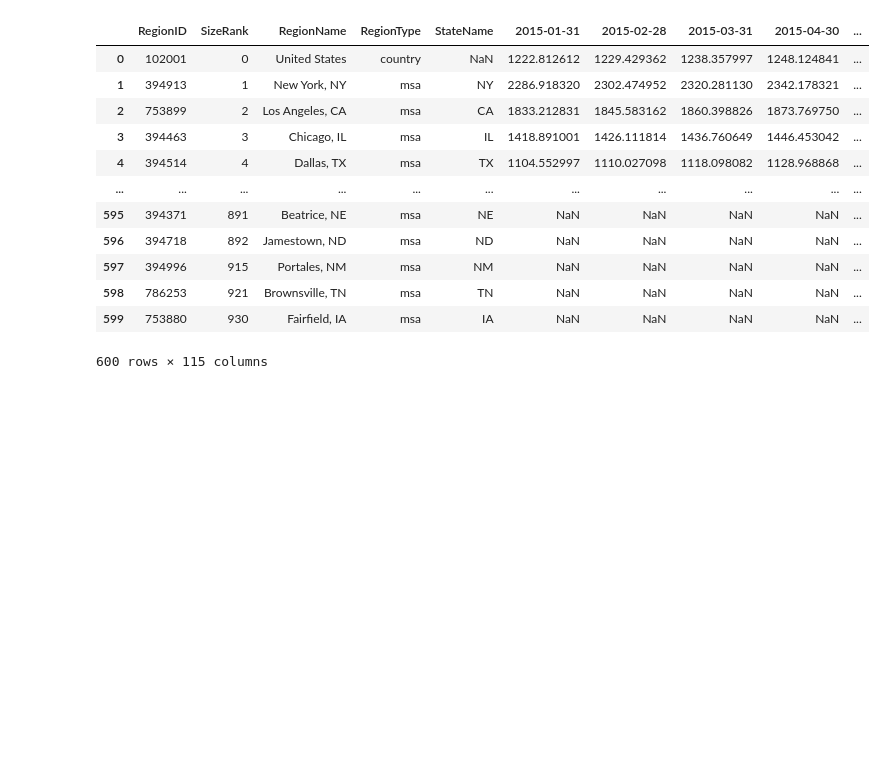
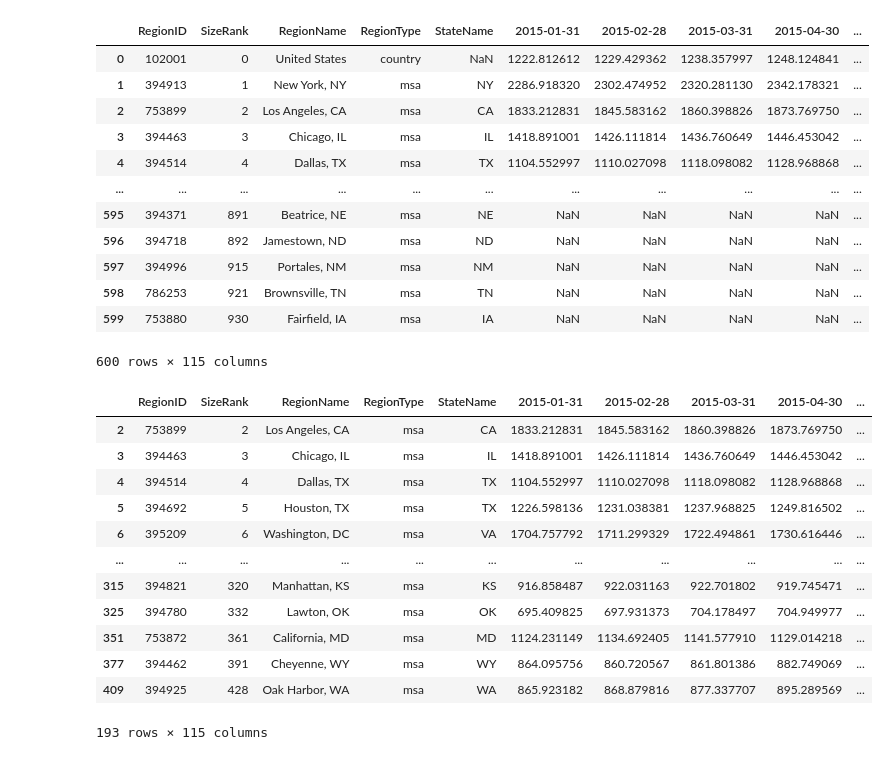
Before and after one commit to brittnwatts/housing-market-project, a Jupyter notebook: Code/cleaning_data.ipynb, the cells around one changed output. Cells and saved outputs as stored; diff of their text form; code cells hidden in the pictures; blank space fills up the shorter version.

```diff
--- a/Code/cleaning_data.ipynb
+++ b/Code/cleaning_data.ipynb
@@ -184,3 +193,21 @@ monthly_rent_cost_df
 | 598 | 786253 | 921 | Brownsville, TN | msa | TN | NaN | NaN | NaN | NaN | ... |
 | 599 | 753880 | 930 | Fairfield, IA | msa | IA | NaN | NaN | NaN | NaN | ... |
 600 rows × 115 columns
+# %%
+# Dropping rows with missing data
+d_monthly_rent_cost = monthly_rent_cost_df.dropna()
+d_monthly_rent_cost
+# %% [output]
+|  | RegionID | SizeRank | RegionName | RegionType | StateName | 2015-01-31 | 2015-02-28 | 2015-03-31 | 2015-04-30 | ... |
+| 2 | 753899 | 2 | Los Angeles, CA | msa | CA | 1833.212831 | 1845.583162 | 1860.398826 | 1873.769750 | ... |
+| 3 | 394463 | 3 | Chicago, IL | msa | IL | 1418.891001 | 1426.111814 | 1436.760649 | 1446.453042 | ... |
+| 4 | 394514 | 4 | Dallas, TX | msa | TX | 1104.552997 | 1110.027098 | 1118.098082 | 1128.968868 | ... |
+| 5 | 394692 | 5 | Houston, TX | msa | TX | 1226.598136 | 1231.038381 | 1237.968825 | 1249.816502 | ... |
+| 6 | 395209 | 6 | Washington, DC | msa | VA | 1704.757792 | 1711.299329 | 1722.494861 | 1730.616446 | ... |
+| ... | ... | ... | ... | ... | ... | ... | ... | ... | ... | ... |
+| 315 | 394821 | 320 | Manhattan, KS | msa | KS | 916.858487 | 922.031163 | 922.701802 | 919.745471 | ... |
+| 325 | 394780 | 332 | Lawton, OK | msa | OK | 695.409825 | 697.931373 | 704.178497 | 704.949977 | ... |
+| 351 | 753872 | 361 | California, MD | msa | MD | 1124.231149 | 1134.692405 | 1141.577910 | 1129.014218 | ... |
+| 377 | 394462 | 391 | Cheyenne, WY | msa | WY | 864.095756 | 860.720567 | 861.801386 | 882.749069 | ... |
+| 409 | 394925 | 428 | Oak Harbor, WA | msa | WA | 865.923182 | 868.879816 | 877.337707 | 895.289569 | ... |
+193 rows × 115 columns
```
Also changed, not shown: parts of 8 cells of this notebook.
